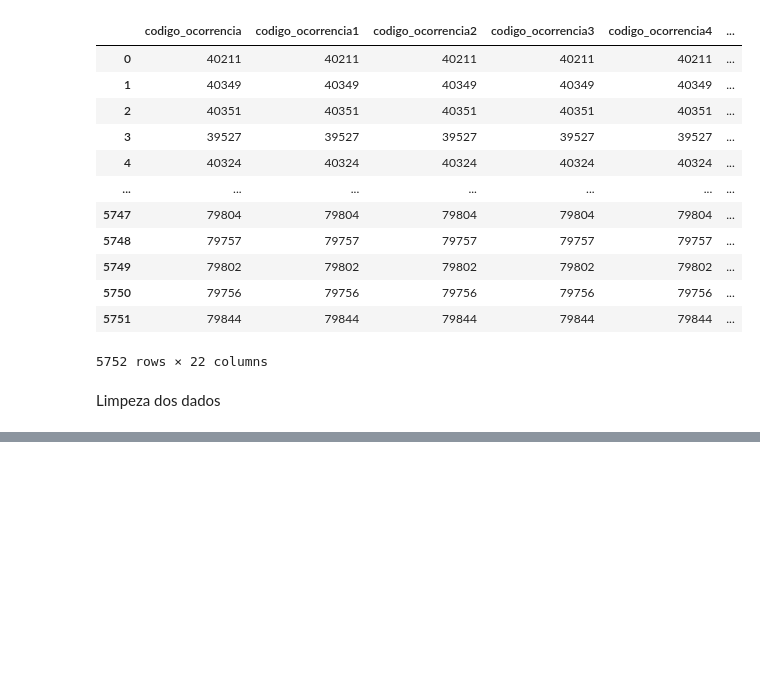
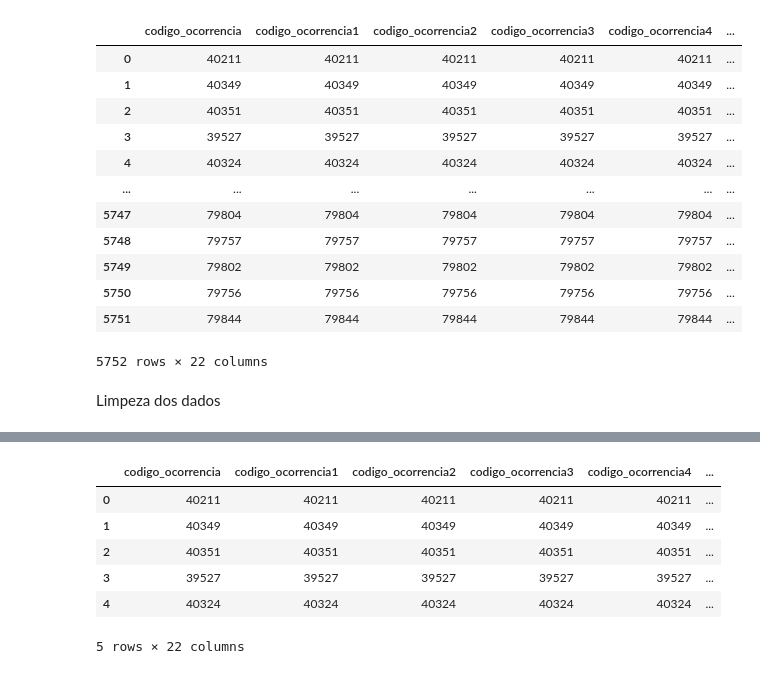
Before and after one commit to Huggyturd/portfolio-dataengineer, a Jupyter notebook: ETL/CENIPA/CENIPA.ipynb, the cells around one changed output, grey strips where cells are left out. Drawn from its saved outputs; the diff is of its cells as text; code cells hidden in the pictures; blank space fills up the shorter version.

```diff
--- a/ETL/CENIPA/CENIPA.ipynb
+++ b/ETL/CENIPA/CENIPA.ipynb
@@ -105,0 +102,10 @@ Name: investigacao_status, Length: 5752, dtype: object
+# %%
+dataframe.head()
+# %% [output]
+|  | codigo_ocorrencia | codigo_ocorrencia1 | codigo_ocorrencia2 | codigo_ocorrencia3 | codigo_ocorrencia4 | ... |
+| 0 | 40211 | 40211 | 40211 | 40211 | 40211 | ... |
+| 1 | 40349 | 40349 | 40349 | 40349 | 40349 | ... |
+| 2 | 40351 | 40351 | 40351 | 40351 | 40351 | ... |
+| 3 | 39527 | 39527 | 39527 | 39527 | 39527 | ... |
+| 4 | 40324 | 40324 | 40324 | 40324 | 40324 | ... |
+5 rows × 22 columns
```
Also changed, not shown: parts of 9 cells of this notebook.
